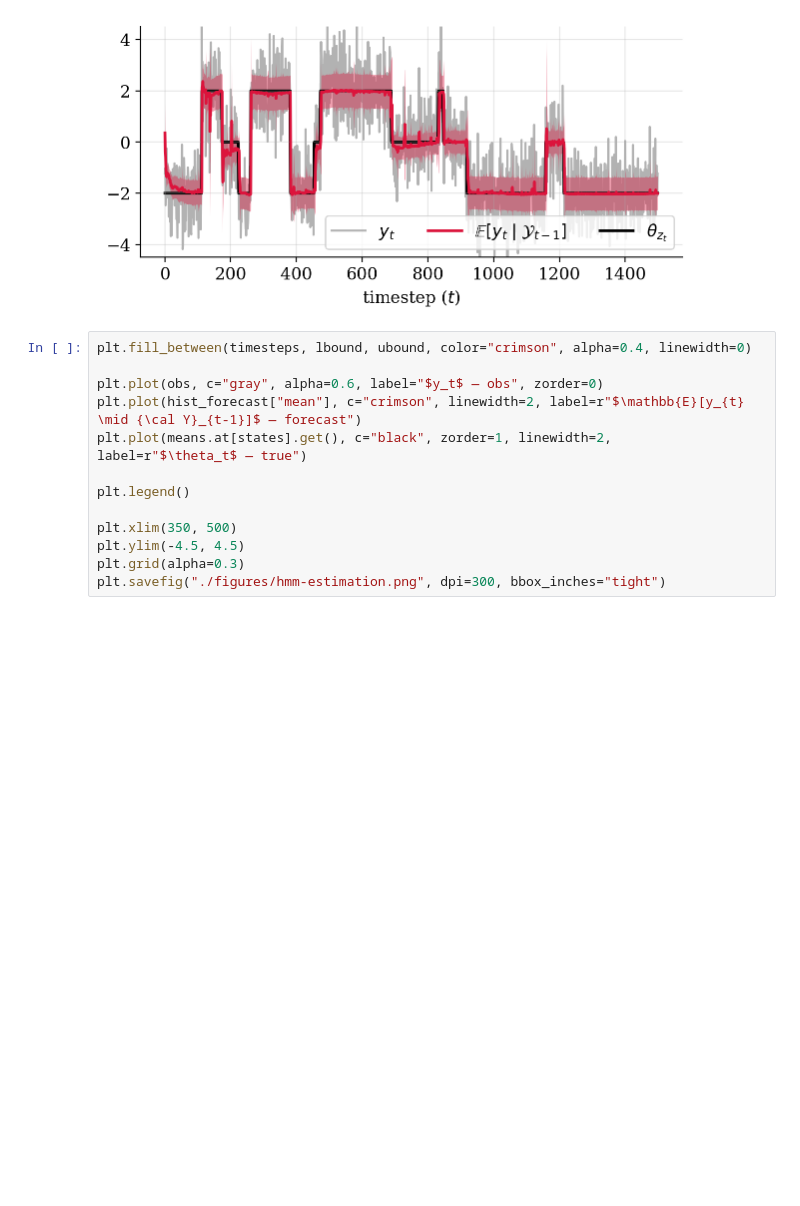
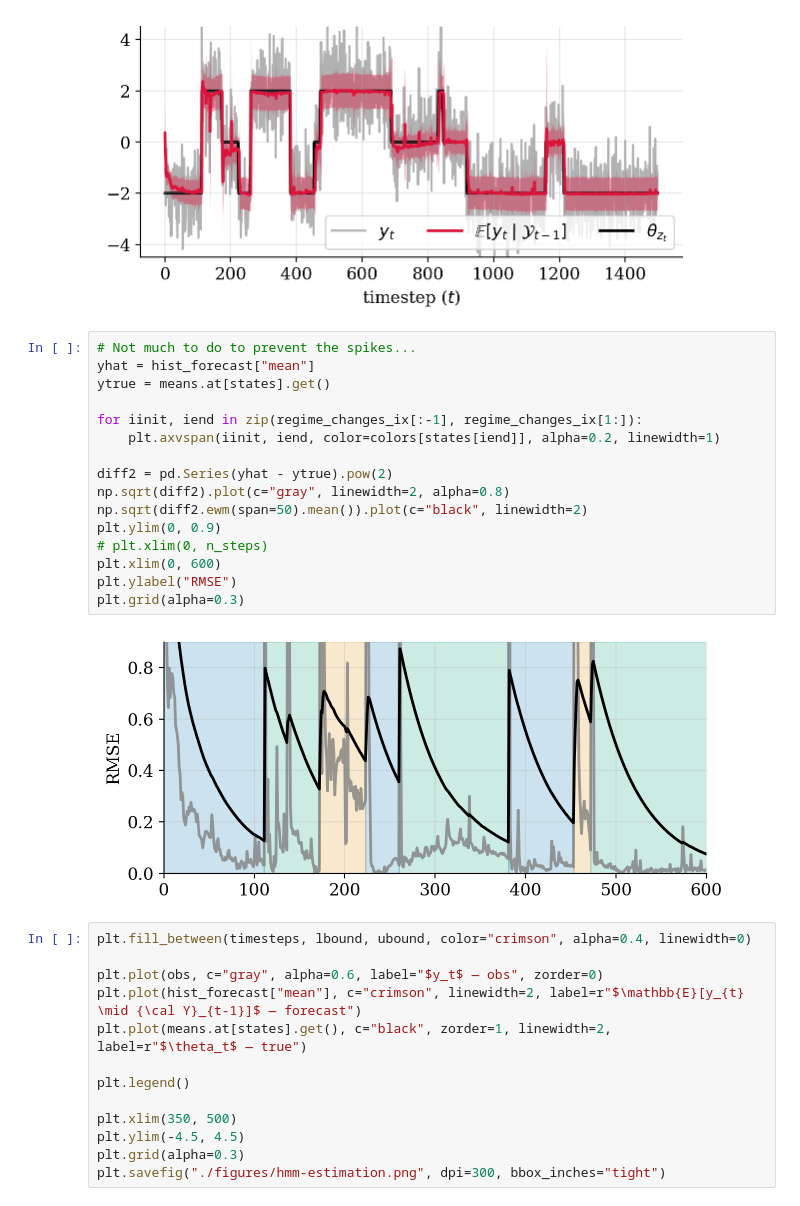
Before and after one commit to gerdm/bayes, a Jupyter notebook: online-hmm.ipynb, the cells around one changed output. Saved outputs shown, nothing was run; the diff lists cells and outputs as text; blank space fills up the shorter version.

```diff
--- a/online-hmm.ipynb
+++ b/online-hmm.ipynb
@@ -539,6 +539,24 @@ plt.xlabel("timestep ($t$)")
 plt.savefig("./figures/hmm-estimation.png", dpi=300, bbox_inches="tight")
 # %% [output]
 [figure]
+# %%
+# Not much to do to prevent the spikes...
+yhat = hist_forecast["mean"]
+ytrue = means.at[states].get()
+
+for iinit, iend in zip(regime_changes_ix[:-1], regime_changes_ix[1:]):
+    plt.axvspan(iinit, iend, color=colors[states[iend]], alpha=0.2, linewidth=1)
+
+diff2 = pd.Series(yhat - ytrue).pow(2)
+np.sqrt(diff2).plot(c="gray", linewidth=2, alpha=0.8)
+np.sqrt(diff2.ewm(span=50).mean()).plot(c="black", linewidth=2)
+plt.ylim(0, 0.9)
+# plt.xlim(0, n_steps)
+plt.xlim(0, 600)
+plt.ylabel("RMSE")
+plt.grid(alpha=0.3)
+# %% [output]
+[figure, added]
 # %%
 plt.fill_between(timesteps, lbound, ubound, color="crimson", alpha=0.4, linewidth=0)
 
```
Also changed, not shown: parts of 2 cells of this notebook.
